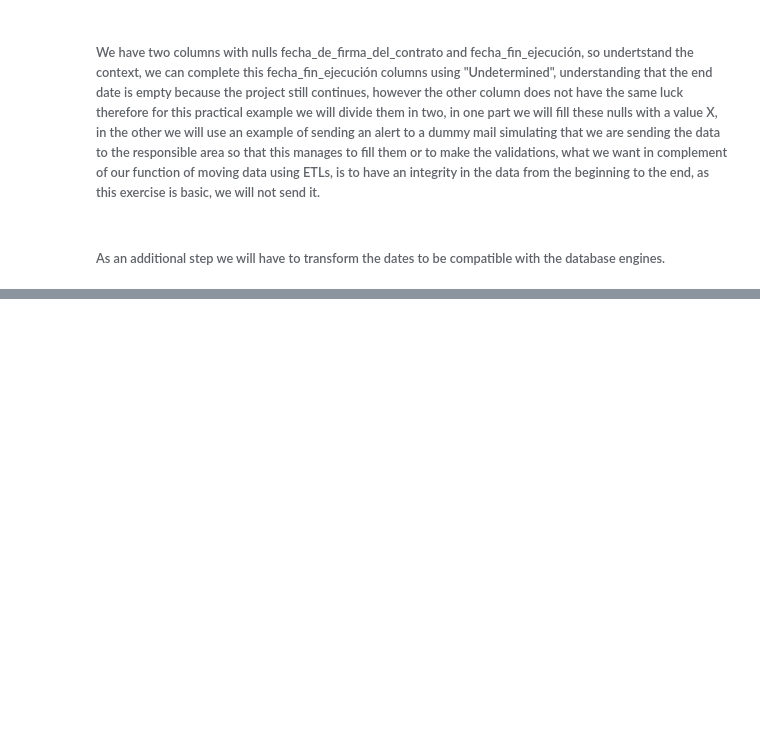
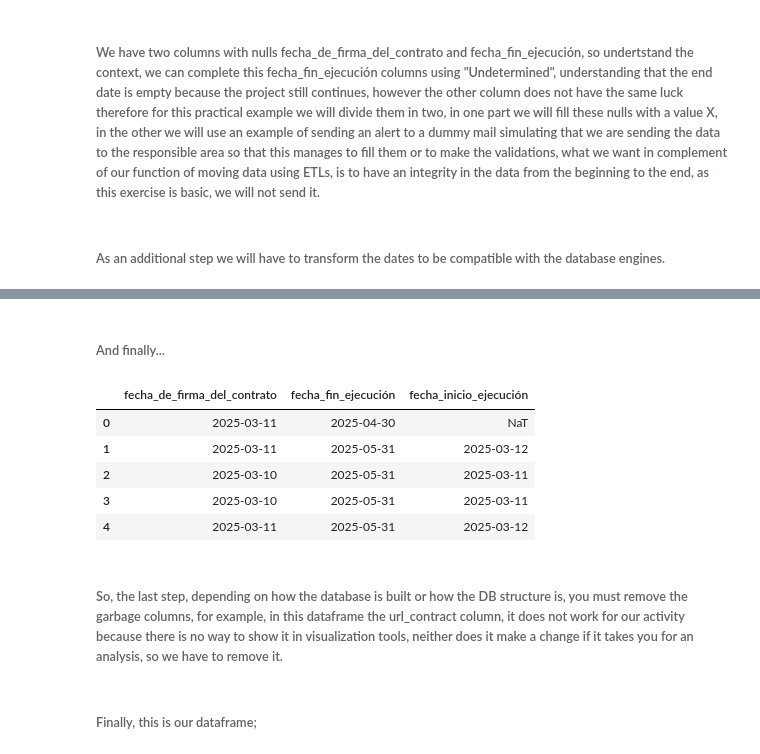
Before and after one commit to JoDamDiaz/Pipelines, a Jupyter notebook: PL_Example - Python Basic.ipynb, the cells around one changed output, grey strips where cells are left out. Saved outputs shown, nothing was run; the diff lists cells and outputs as text; code cells hidden in the pictures; blank space fills up the shorter version.

```diff
--- a/PL_Example - Python Basic.ipynb
+++ b/PL_Example - Python Basic.ipynb
@@ -286,0 +290,17 @@ df_main.head()
+# %%
+df_main['fecha_de_firma_del_contrato'] = pd.to_datetime(df_main['fecha_de_firma_del_contrato'], format='%Y-%m-%d', errors='coerce')
+df_main['fecha_fin_ejecución'] = pd.to_datetime(df_main['fecha_fin_ejecución'], format='%Y-%m-%d', errors='coerce')
+df_main['fecha_inicio_ejecución'] = pd.to_datetime(df_main['fecha_inicio_ejecución'], format='%Y-%m-%d', errors='coerce')
+# %% [markdown]
+###### And finally...
+# %%
+df_main[['fecha_de_firma_del_contrato', 'fecha_fin_ejecución', 'fecha_inicio_ejecución']].head()
+# %% [output]
+|  | fecha_de_firma_del_contrato | fecha_fin_ejecución | fecha_inicio_ejecución |
+| 0 | 2025-03-11 | 2025-04-30 | NaT |
+| 1 | 2025-03-11 | 2025-05-31 | 2025-03-12 |
+| 2 | 2025-03-10 | 2025-05-31 | 2025-03-11 |
+| 3 | 2025-03-10 | 2025-05-31 | 2025-03-11 |
+| 4 | 2025-03-11 | 2025-05-31 | 2025-03-12 |
+# %% [markdown]
+###### So, the last step, depending on how the database is built or how the DB structure is, you must remove the garbage columns, for example, in this dataframe the url_contract column, it does not work for our activity because there is no way to show it in visualization tools, neither does it make a change if it takes you for an analysis, so we have to remove it.
@@ -286,0 +309,2 @@ df_main.head()
+# %% [markdown]
+###### Finally, this is our dataframe;
```
Also changed, not shown: parts of 28 cells of this notebook.
